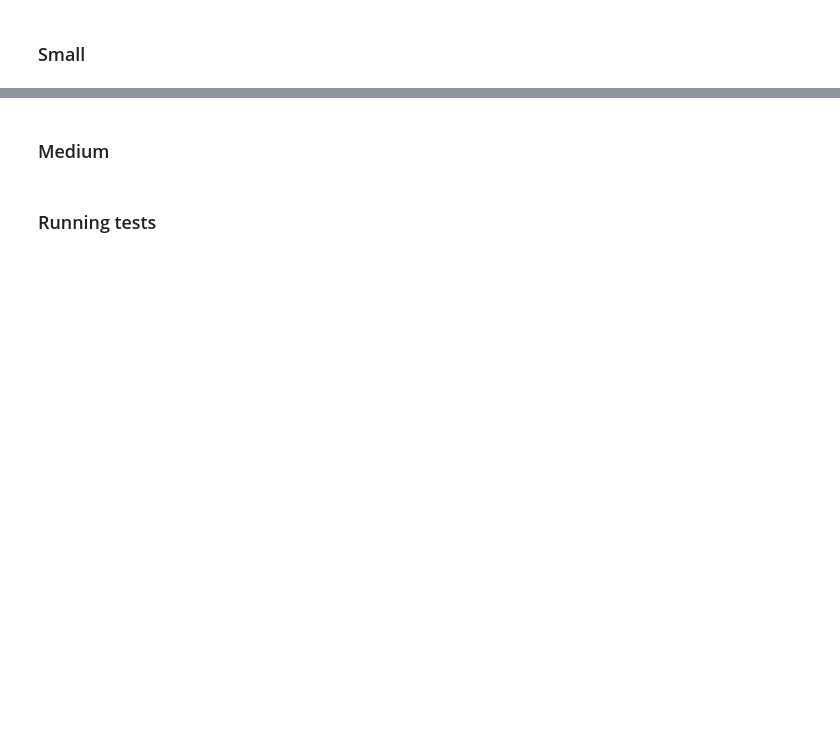
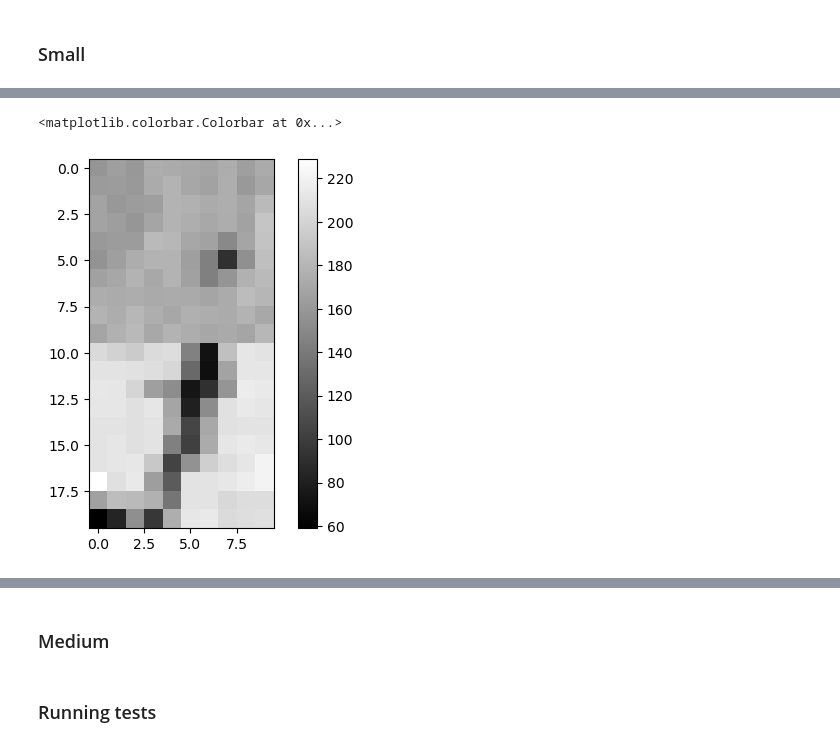
Before and after one commit to waqasbinhamed/seminmf, a Jupyter notebook: real.ipynb, the cells around one changed output, grey strips where cells are left out. Drawn from its saved outputs; the diff is of its cells as text; code cells hidden in the pictures; blank space fills up the shorter version.

```diff
--- a/real.ipynb
+++ b/real.ipynb
@@ -62,9 +70,12 @@ def load_results(filename):
 # %%
 # trees3d = X3d[:, 285: 295, 120: 130] # (162, 10, 10)
-# grass3d = X3d[:, 200: 210, 265: 275] # (162, 10, 10)
-# asphalt3d = X3d[:, 20: 30, 200: 210] # (162, 10, 10)
-# smallX3d = np.hstack([trees3d, grass3d, asphalt3d]) # (162, 30, 10)
+grass3d = X3d[:, 200: 210, 265: 275] # (162, 10, 10)
+asphalt3d = X3d[:, 110: 120, 200: 210] # (162, 10, 10)
+smallX3d = np.hstack([grass3d, asphalt3d]) # (162, 20, 10)
 # %%
-# plt.imshow(smallX3d[wavelength, :, :], cmap='gray')
-# plt.colorbar()
+plt.imshow(smallX3d[wavelength, :, :], cmap='gray')
+plt.colorbar()
+# %% [output]
+<matplotlib.colorbar.Colorbar at 0x...>
+[figure, added]
 # %%
```
Also changed, not shown: parts of 25 cells of this notebook, 5 other files.
